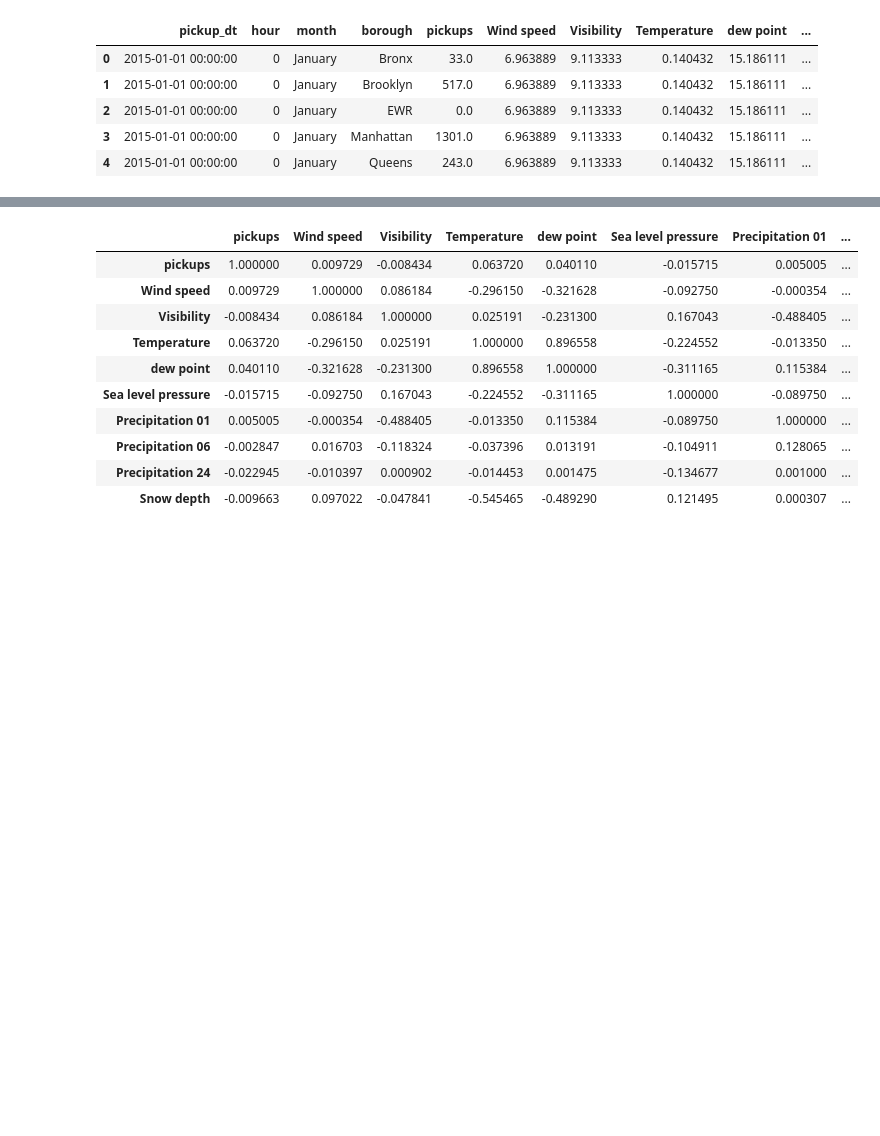
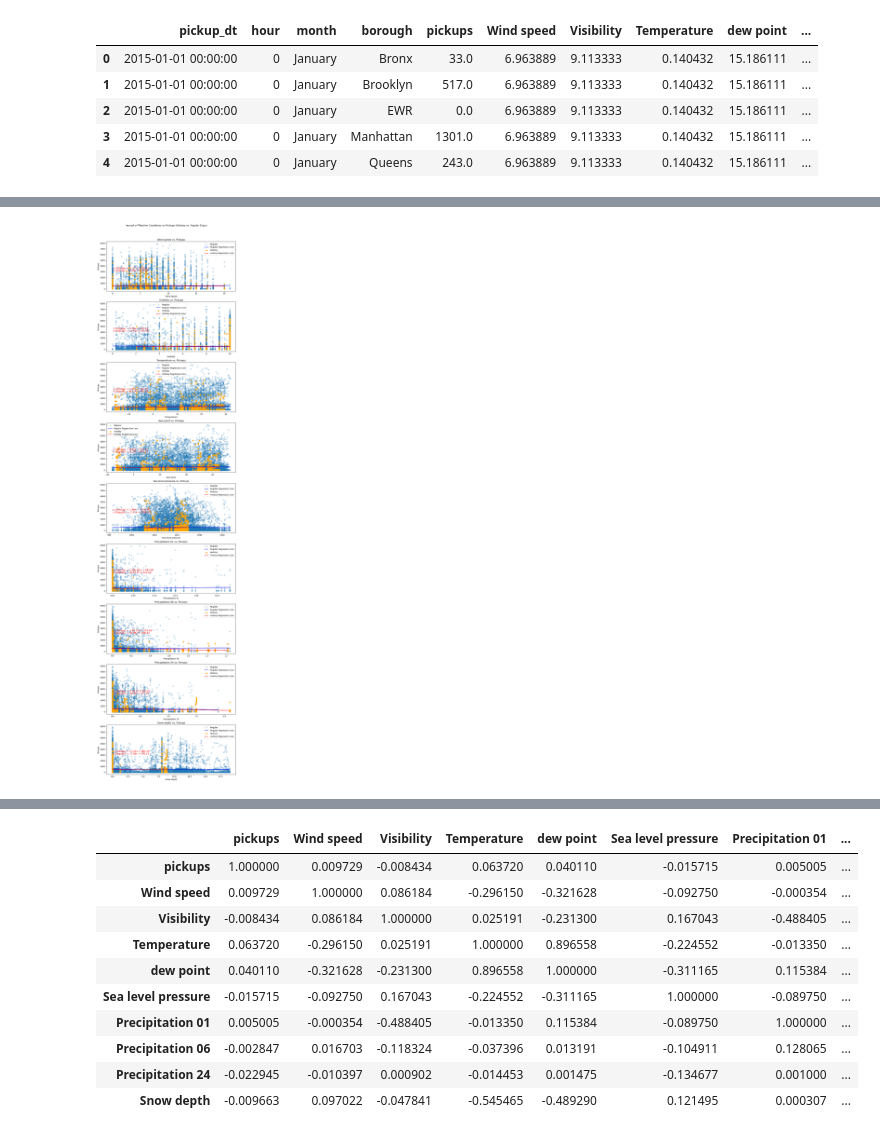
Before and after one commit to Jherza-X/Project1-Group9, a Jupyter notebook: Uber-Weather-Project/project-1 - Q1.ipynb, the cells around one changed output, grey strips where cells are left out. Cells and saved outputs as stored; diff of their text form; code cells hidden in the pictures; blank space fills up the shorter version.

```diff
--- a/Uber-Weather-Project/project-1 - Q1.ipynb
+++ b/Uber-Weather-Project/project-1 - Q1.ipynb
@@ -50,3 +54,11 @@ df.head()
 | 2 | 2015-01-01 00:00:00 | 0 | January | EWR | 0.0 | 6.963889 | 9.113333 | 0.140432 | 15.186111 | ... |
 | 3 | 2015-01-01 00:00:00 | 0 | January | Manhattan | 1301.0 | 6.963889 | 9.113333 | 0.140432 | 15.186111 | ... |
 | 4 | 2015-01-01 00:00:00 | 0 | January | Queens | 243.0 | 6.963889 | 9.113333 | 0.140432 | 15.186111 | ... |
+# %%
+df['pickup_dt'] = pd.to_datetime(df['pickup_dt'])
+
+# Create a new column 'day_of_week' to store the day of the week
+df['day_of_week'] = df['pickup_dt'].dt.day_name()
+
+# Display the data
+df.head()
@@ -52,0 +88,77 @@ df.head()
+# %%
+# Separate data into Holiday and regular days
+data_holiday = df[df['Holiday'] == 'Y']
+data_regular = df[df['Holiday'] == 'N']
+
+# List of variables for analysis
+variable_list = ['Wind speed', 'Visibility', 'Temperature', 'dew point', 'Sea level pressure',
+                 'Precipitation 01', 'Precipitation 06', 'Precipitation 24', 'Snow depth']
+
+# Create subplots for each weather condition
+fig, axes = plt.subplots(len(variable_list), figsize=(10, 40))
+fig.suptitle('Impact of Weather Conditions on Pickups (Holiday vs. Regular Days)')
+
+# Initialize a counter
+counter = 0
+
+# Loop through each weather variable
+for variable in variable_list:
+    # Extract data for the current variable
+    variable_data_holiday = data_holiday[variable]
+    variable_data_regular = data_regular[variable]
+    pickups_holiday = data_holiday['pickups']
+    pickups_regular = data_regular['pickups']
+
+    # Calculate the correlation (r-value) between 'pickups' and the current variable
+    correlation_holiday = st.pearsonr(variable_data_holiday, pickups_holiday)
+    correlation_regular = st.pearsonr(variable_data_regular, pickups_regular)
+
+    # Perform linear regression analysis for holiday data
+    slope_holiday, intercept_holiday, rvalue_holiday, pvalue_holiday, stderr_holiday = linregress(variable_data_holiday, pickups_holiday)
+
+    # Perform linear regression analysis for regular data
+    slope_regular, intercept_regular, rvalue_regular, pvalue_regular, stderr_regular = linregress(variable_data_regular, pickups_regular)
+
+    # Calculate the values predicted by the linear regression models
+    regress_values_holiday = (variable_data_holiday * slope_holiday + intercept_holiday)
+    regress_values_regular = (variable_data_regular * slope_regular + intercept_regular)
+
+    # Create a subplot for the current variable
+    ax = axes[counter]
+
+    # Scatter plot for regular data
+    ax.scatter(variable_data_regular, pickups_regular, label='Regular', alpha=0.25)
+    ax.plot(variable_data_regular, regress_values_regular, "b-", label='Regular Regression Line')
+
+    # Scatter plot for holiday data (on top of regular data)
+    ax.scatter(variable_data_holiday, pickups_holiday, label='Holiday', alpha=1, color='orange')
+    ax.plot(variable_data_holiday, regress_values_holiday, "r-", label='Holiday Regression Line')
+
+    # Print the correlation coefficients
+    ax.set_xlabel(variable)
+    ax.set_ylabel('Pickups')
+    ax.set_title(f'{variable} vs. Pickups')
+    ax.legend(loc="best")
+
+    # Add annotations for r-value, r-squared value, and regression equations for both regular and holiday data
+    line_eq_holiday = f'y (Holiday) = {round(slope_holiday, 2)}x + {round(intercept_holiday, 2)}'
+    line_eq_regular = f'y (Regular) = {round(slope_regular, 2)}x + {round(intercept_regular, 2)}'
+
+    annotation_text = f'{line_eq_holiday}\n{line_eq_regular}'
+
+    ax.annotate(annotation_text, (0.05, 0.4), xycoords='axes fraction', fontsize=12, color='red')
+
+    # Increment the counter
+    counter += 1
+
+    # Calculate the R-squared values for holiday and regular data
+    r_squared_holiday = rvalue_holiday ** 2
+    r_squared_regular = rvalue_regular ** 2
+
+    print(f"The correlation (r-value) between pickups and {variable} on holidays is {round(correlation_holiday[0], 2)} and r_squared is {round(r_squared_holiday,2)}")
+    print(f"The correlation (r-value) between pickups and {variable} on regular days is {round(correlation_regular[0], 2)} and r_squared is {round(r_squared_regular,2)}")
+
+plt.tight_layout()
+plt.subplots_adjust(top=0.95)
+plt.show()
+# %% [output]
@@ -52,0 +183 @@ df.head()
+[figure, added]
```
Also changed, not shown: parts of 30 cells of this notebook, 2 other files.
